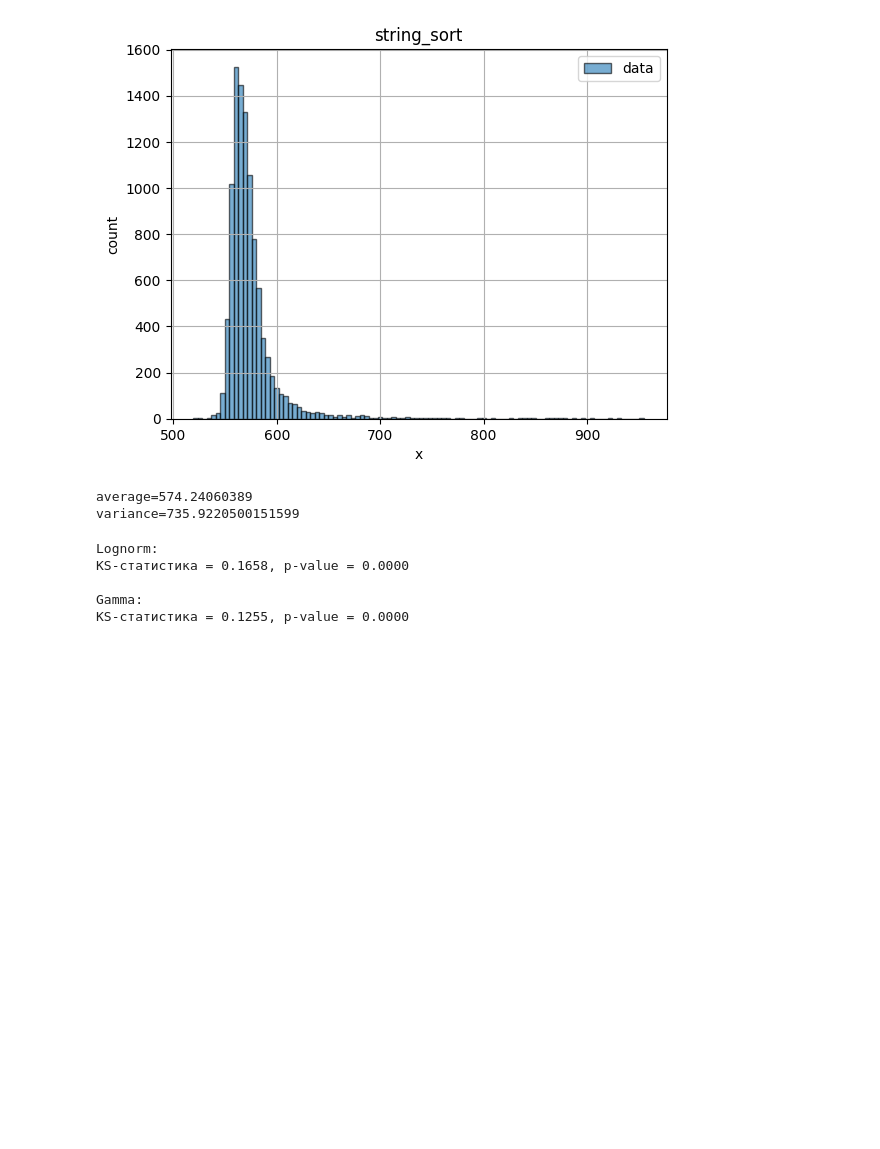
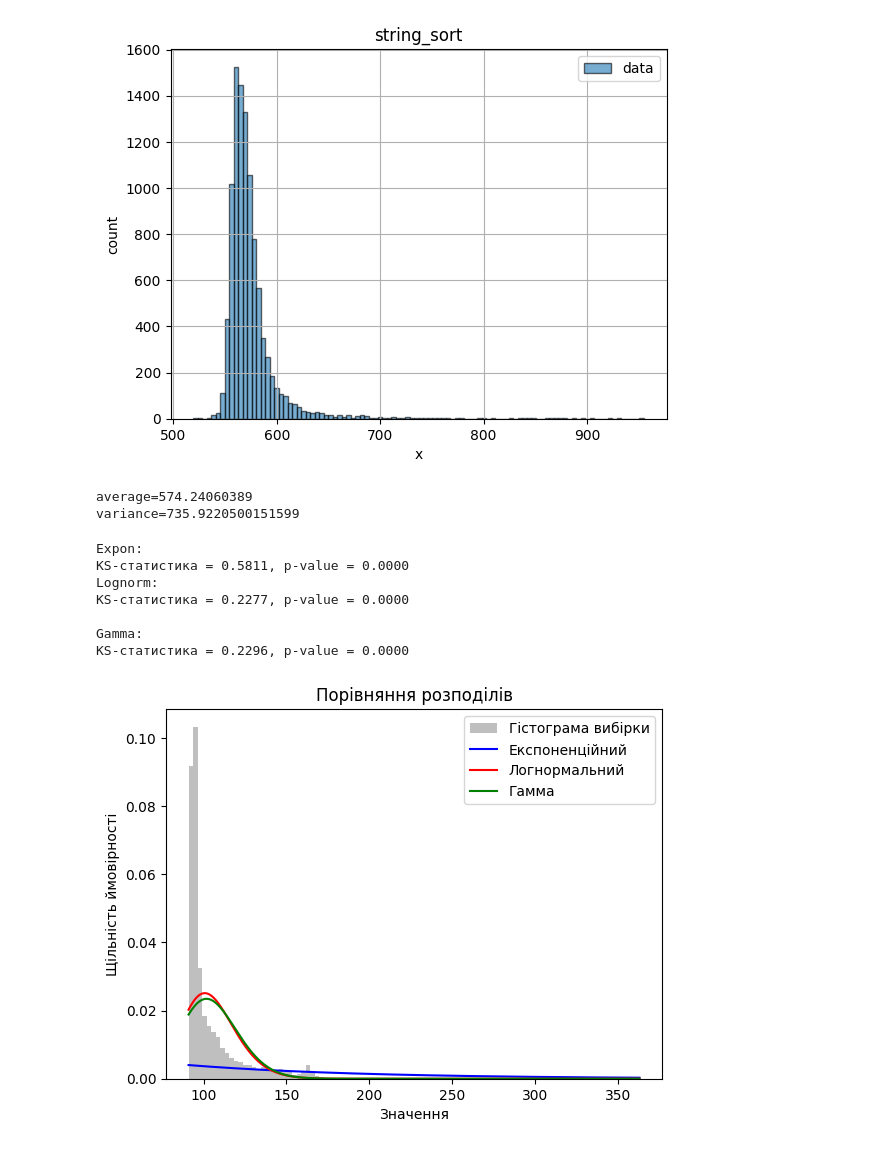
Before and after one commit to IP-14Nezdolii/SM_25, a Jupyter notebook: lab1/lab1.ipynb, the cells around one changed output. Saved outputs shown, nothing was run; the diff lists cells and outputs as text; code cells hidden in the pictures; blank space fills up the shorter version.

```diff
--- a/lab1/lab1.ipynb
+++ b/lab1/lab1.ipynb
@@ -390,27 +394,50 @@ hist(s2, "string_sort",  [
 average=574.24060389
 variance=735.9220500151599
 # %%
-def ks_lognorm_gamma_test(data):
-    # Lognorm test
-    shape, loc, scale = stats.lognorm.fit(data, floc=0)
-    ks_stat_lognorm, p_value_lognorm = stats.kstest(data, stats.lognorm.cdf, args=(shape, loc, scale))
+def ks_test(data):
 
-    # Gamma test
-    a, loc, scale = stats.gamma.fit(data, floc=0)
-    ks_stat_gamma, p_value_gamma = stats.kstest(data, stats.gamma.cdf, args=(a, loc, scale))
+    loc_exp, scale_exp = stats.expon.fit(data, floc=0)
+    ks_stat_expon, p_value_expon = stats.kstest(
+        data, stats.expon.cdf, args=(loc_exp, scale_exp))
 
-    # Результати
-    print("Lognorm:")
+    shape_ln, loc_ln, scale_ln = stats.lognorm.fit(data, floc=0)
+    ks_stat_lognorm, p_value_lognorm = stats.kstest(
+        data, stats.lognorm.cdf, args=(shape_ln, loc_ln, scale_ln))
+
+    a_g, loc_g, scale_g = stats.gamma.fit(data, floc=0)
+    ks_stat_gamma, p_value_gamma = stats.kstest(
+        data, stats.gamma.cdf, args=(a_g, loc_g, scale_g))
+
+    print("\nExpon:")
+    print(f"KS-статистика = {ks_stat_expon:.4f}, p-value = {p_value_expon:.4f}")
+
+    print("\nLognorm:")
     print(f"KS-статистика = {ks_stat_lognorm:.4f}, p-value = {p_value_lognorm:.4f}")
 
     print("\nGamma:")
     print(f"KS-статистика = {ks_stat_gamma:.4f}, p-value = {p_value_gamma:.4f}")
+
+    x = np.linspace(data.min(), data.max(), 1000)
+
+    plt.hist(data, bins=100, density=True, alpha=0.5, color="gray", label="Гістограма вибірки")
+    plt.plot(x, stats.expon.pdf(x, loc_exp, scale_exp), "b-", label="Експоненційний")
+    plt.plot(x, stats.lognorm.pdf(x, shape_ln, loc_ln, scale_ln), "r-", label="Логнормальний")
+    plt.plot(x, stats.gamma.pdf(x, a_g, loc_g, scale_g), "g-", label="Гамма")
+
+    plt.title("Порівняння розподілів")
+    plt.xlabel("Значення")
+    plt.ylabel("Щільність ймовірності")
+    plt.legend()
+    plt.show()
 # %%
-ks_lognorm_gamma_test(data1)
+ks_test(s1)
 # %% [output]
+Expon:
+KS-статистика = 0.5811, p-value = 0.0000
 Lognorm:
-KS-статистика = 0.1658, p-value = 0.0000
+KS-статистика = 0.2277, p-value = 0.0000
 
 Gamma:
-KS-статистика = 0.1255, p-value = 0.0000
+KS-статистика = 0.2296, p-value = 0.0000
+[figure, added]
 # %%
```
Also changed, not shown: parts of 6 cells of this notebook, 1 other file.
